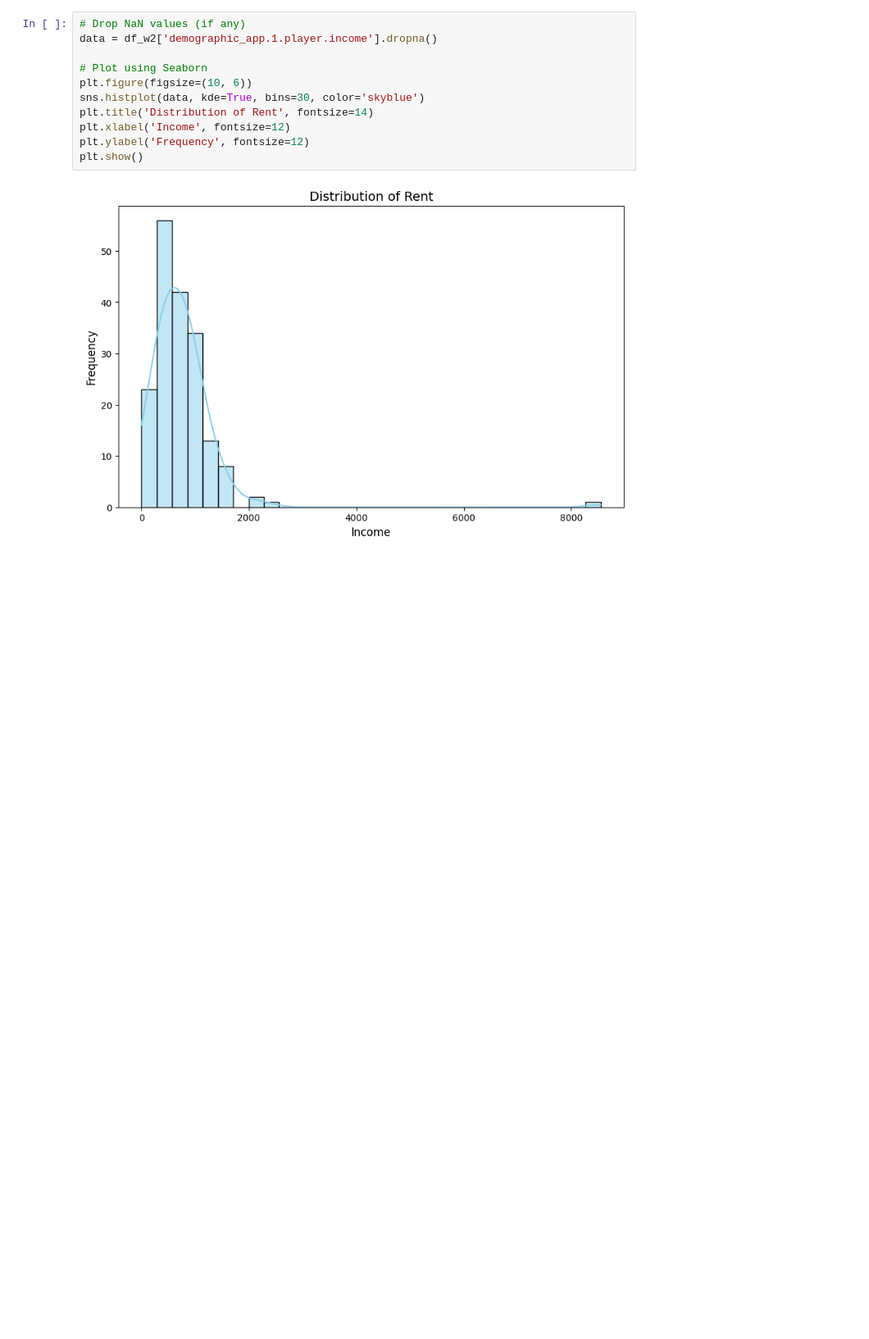
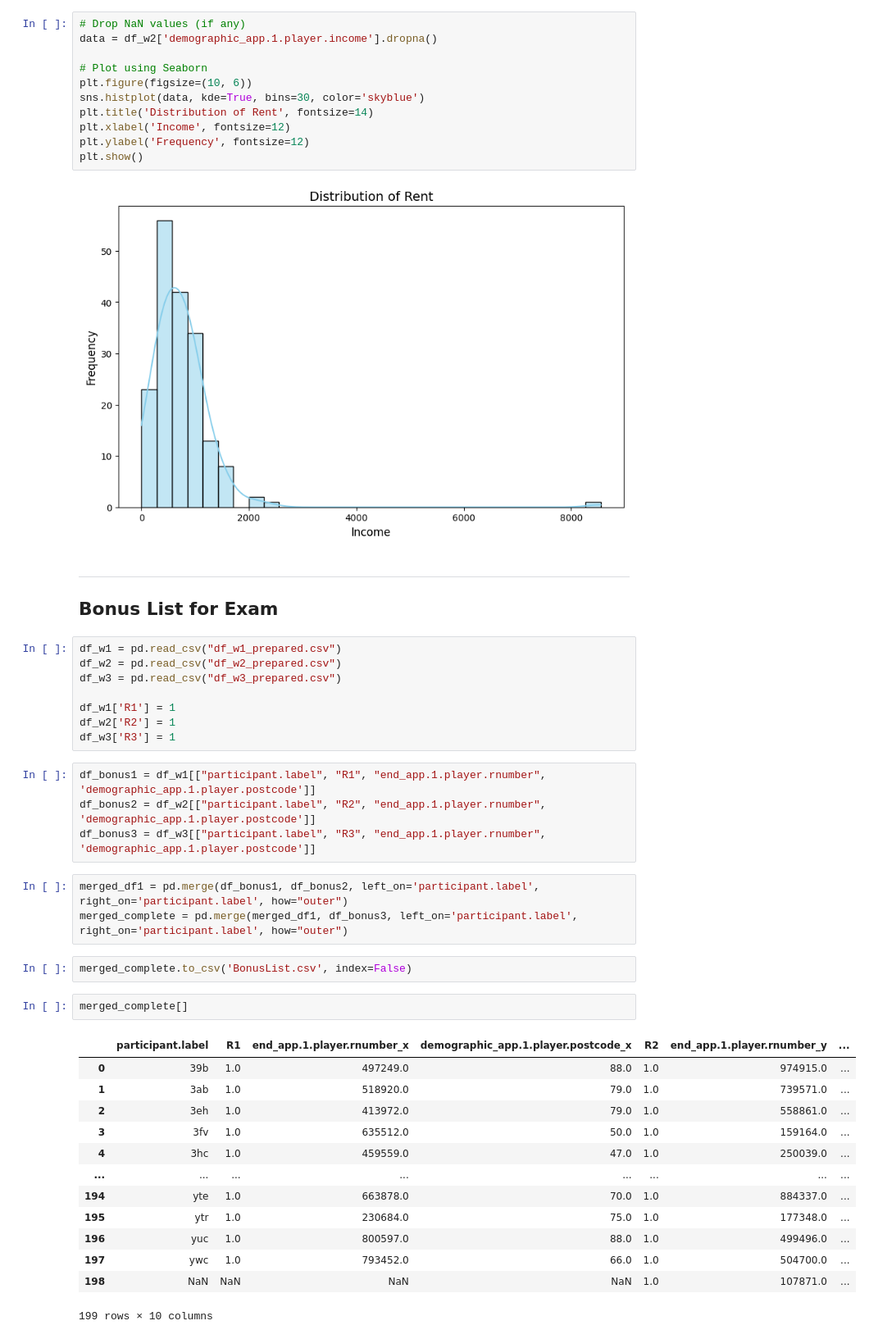
Before and after one commit to LS-Shikano/StudentSurvey, a Jupyter notebook: data_WS2425/Cooked/SurveyMerge.ipynb, the cells around one changed output. Shown: that part at 82% size. Saved outputs shown, nothing was run; the diff lists cells and outputs as text; blank space fills up the shorter version.

```diff
--- a/data_WS2425/Cooked/SurveyMerge.ipynb
+++ b/data_WS2425/Cooked/SurveyMerge.ipynb
@@ -97,3 +88,39 @@ plt.ylabel('Frequency', fontsize=12)
 plt.show()
 # %% [output]
 [figure]
+# %% [markdown]
+***
+## Bonus List for Exam
+# %%
+df_w1 = pd.read_csv("df_w1_prepared.csv")
+df_w2 = pd.read_csv("df_w2_prepared.csv")
+df_w3 = pd.read_csv("df_w3_prepared.csv")
+
+df_w1['R1'] = 1
+df_w2['R2'] = 1
+df_w3['R3'] = 1
+# %%
+df_bonus1 = df_w1[["participant.label", "R1", "end_app.1.player.rnumber", 'demographic_app.1.player.postcode']]
+df_bonus2 = df_w2[["participant.label", "R2", "end_app.1.player.rnumber", 'demographic_app.1.player.postcode']]
+df_bonus3 = df_w3[["participant.label", "R3", "end_app.1.player.rnumber", 'demographic_app.1.player.postcode']]
+# %%
+merged_df1 = pd.merge(df_bonus1, df_bonus2, left_on='participant.label', right_on='participant.label', how="outer")
+merged_complete = pd.merge(merged_df1, df_bonus3, left_on='participant.label', right_on='participant.label', how="outer")
+# %%
+merged_complete.to_csv('BonusList.csv', index=False)
+# %%
+merged_complete[]
+# %% [output]
+|  | participant.label | R1 | end_app.1.player.rnumber_x | demographic_app.1.player.postcode_x | R2 | end_app.1.player.rnumber_y | ... |
+| 0 | 39b | 1.0 | 497249.0 | 88.0 | 1.0 | 974915.0 | ... |
+| 1 | 3ab | 1.0 | 518920.0 | 79.0 | 1.0 | 739571.0 | ... |
+| 2 | 3eh | 1.0 | 413972.0 | 79.0 | 1.0 | 558861.0 | ... |
+| 3 | 3fv | 1.0 | 635512.0 | 50.0 | 1.0 | 159164.0 | ... |
+| 4 | 3hc | 1.0 | 459559.0 | 47.0 | 1.0 | 250039.0 | ... |
+| ... | ... | ... | ... | ... | ... | ... | ... |
+| 194 | yte | 1.0 | 663878.0 | 70.0 | 1.0 | 884337.0 | ... |
+| 195 | ytr | 1.0 | 230684.0 | 75.0 | 1.0 | 177348.0 | ... |
+| 196 | yuc | 1.0 | 800597.0 | 88.0 | 1.0 | 499496.0 | ... |
+| 197 | ywc | 1.0 | 793452.0 | 66.0 | 1.0 | 504700.0 | ... |
+| 198 | NaN | NaN | NaN | NaN | 1.0 | 107871.0 | ... |
+199 rows × 10 columns
```
Also changed, not shown: parts of 3 cells of this notebook, 10 other files.
